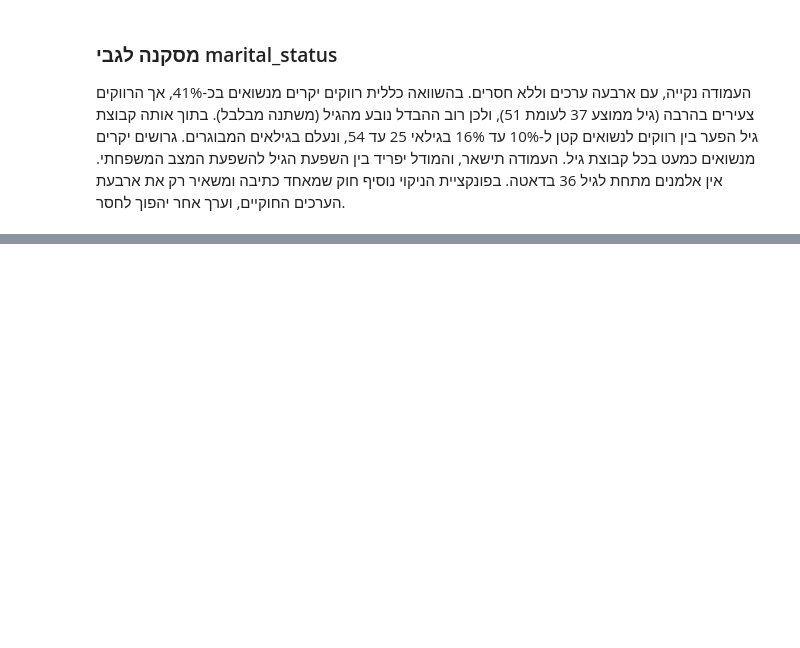
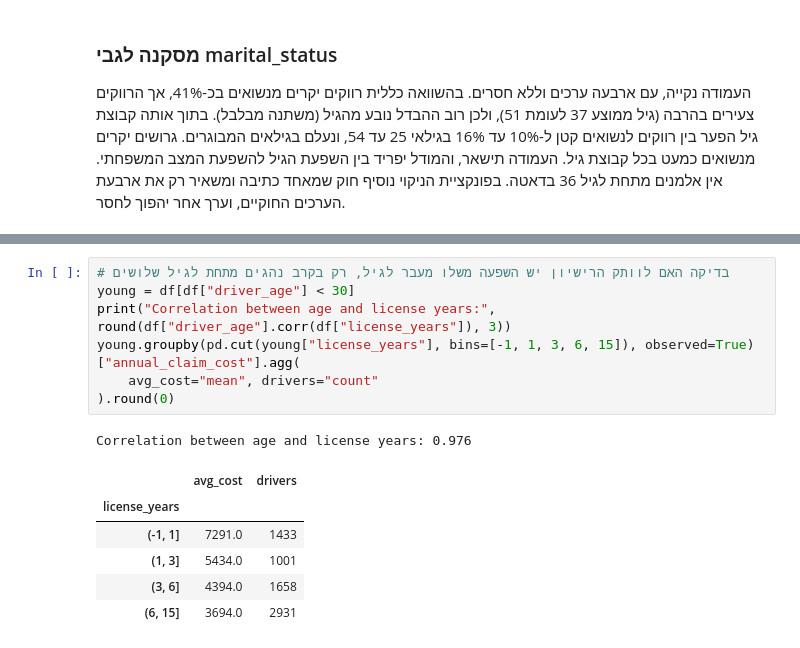
Before and after one commit to liadrimer/car-insurance-claim-prediction, a Jupyter notebook: cleaning_driver.ipynb, the cells around one changed output, grey strips where cells are left out. Drawn from its saved outputs; the diff is of its cells as text; blank space fills up the shorter version.

```diff
--- a/cleaning_driver.ipynb
+++ b/cleaning_driver.ipynb
@@ -521,0 +600,15 @@ df.pivot_table(index=age_group, columns="marital_status",
+# %%
+# בדיקה האם לוותק הרישיון יש השפעה משלו מעבר לגיל, רק בקרב נהגים מתחת לגיל שלושים
+young = df[df["driver_age"] < 30]
+print("Correlation between age and license years:", round(df["driver_age"].corr(df["license_years"]), 3))
+young.groupby(pd.cut(young["license_years"], bins=[-1, 1, 3, 6, 15]), observed=True)["annual_claim_cost"].agg(
+    avg_cost="mean", drivers="count"
+).round(0)
+# %% [output]
+Correlation between age and license years: 0.976
+|  | avg_cost | drivers |
+| license_years |  |  |
+| (-1, 1] | 7291.0 | 1433 |
+| (1, 3] | 5434.0 | 1001 |
+| (3, 6] | 4394.0 | 1658 |
+| (6, 15] | 3694.0 | 2931 |
```
Also changed, not shown: parts of 7 cells of this notebook.
